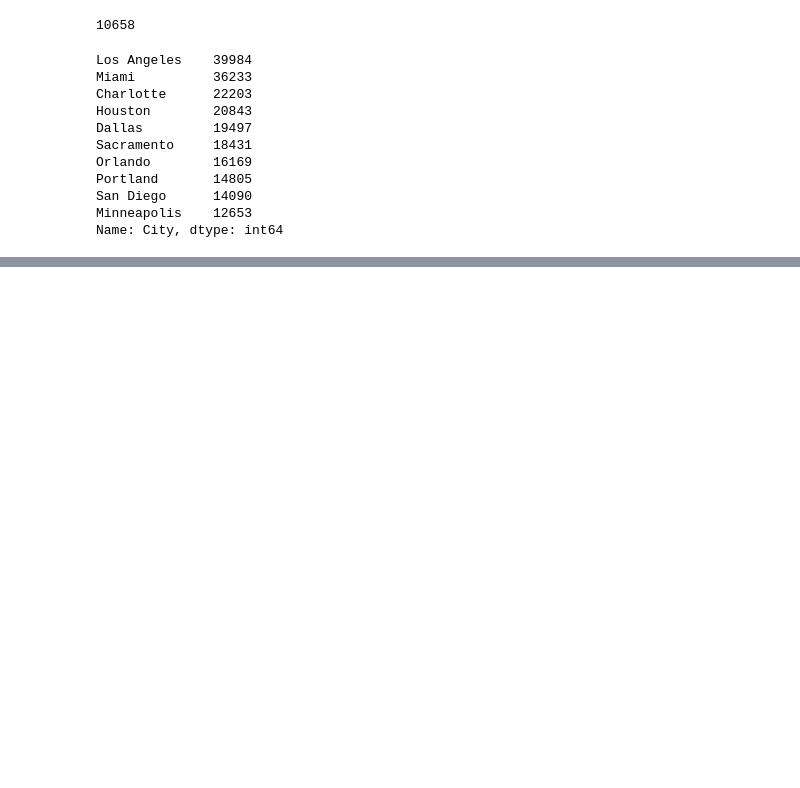
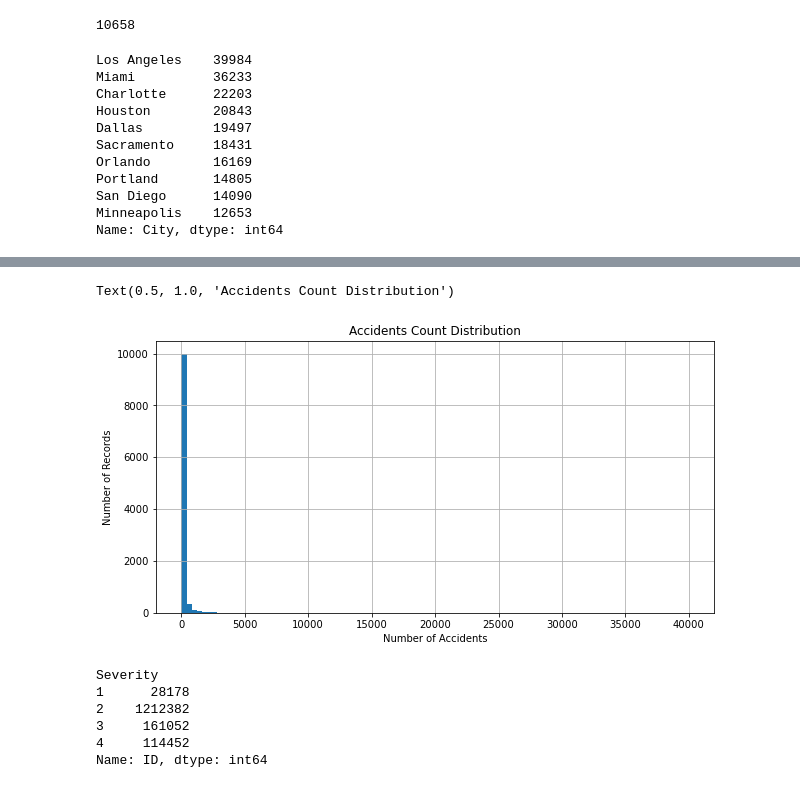
Before and after one commit to AlekseiPronin/FinalProject_DataAnalysis_US_Accidents, a Jupyter notebook: EDA.ipynb, the cells around one changed output, grey strips where cells are left out. Drawn from its saved outputs; the diff is of its cells as text; code cells hidden in the pictures; blank space fills up the shorter version.

```diff
--- a/EDA.ipynb
+++ b/EDA.ipynb
@@ -117,0 +127,24 @@ Name: City, dtype: int64
+# %%
+# Accidents count distribution
+
+fig, ax = plt.subplots(figsize=(10,5))
+accidents_by_cities.hist(bins=100)
+plt.xlabel("Number of Accidents")
+plt.ylabel("Number of Records")
+plt.title('Accidents Count Distribution')
+
+# the majority of all the cities have less than 5000 accidents and the the most number of records is less than 2500
+# %% [output]
+Text(0.5, 1.0, 'Accidents Count Distribution')
+[figure, added]
+# %%
+# Accidents number by severity
+accidents_severity = df.groupby('Severity').count()['ID']
+accidents_severity
+# %% [output]
+Severity
+1      28178
+2    1212382
+3     161052
+4     114452
+Name: ID, dtype: int64
```
Also changed, not shown: parts of 11 cells of this notebook.
